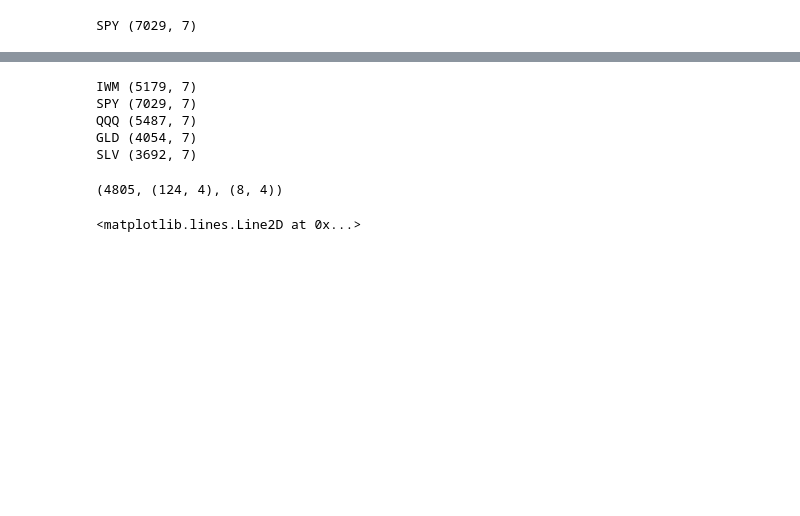
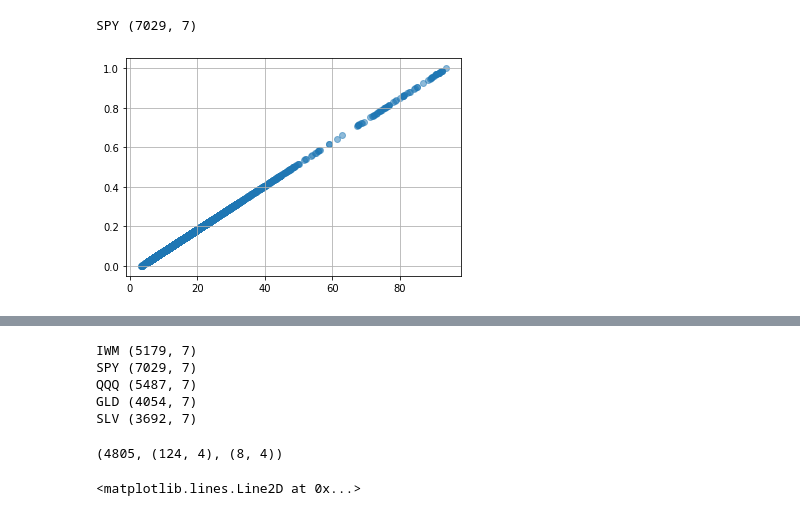
Before and after one commit to pangyuteng/public-misc, a Jupyter notebook: finance/ml/eval.ipynb, the cells around one changed output, grey strips where cells are left out. Cells and saved outputs as stored; diff of their text form; code cells hidden in the pictures; blank space fills up the shorter version.

```diff
--- a/finance/ml/eval.ipynb
+++ b/finance/ml/eval.ipynb
@@ -21,6 +21,16 @@ history = ticker.history(period="max")
 print(ticker.ticker,history.shape)
 # %% [output]
 SPY (7029, 7)
+# %%
+from sklearn.preprocessing import MinMaxScaler
+scaler = MinMaxScaler()
+data = np.expand_dims(df.hist_vol.values,axis=-1)
+scaler.fit(data)
+transformed = scaler.transform(data)
+plt.scatter(data,transformed,alpha=0.5)
+plt.grid(True)
+# %% [output]
+[figure, added]
 # %%
 df = pd.DataFrame()
 df['price'] = history.Close
```
Also changed, not shown: parts of 10 cells of this notebook, 1 other file.
